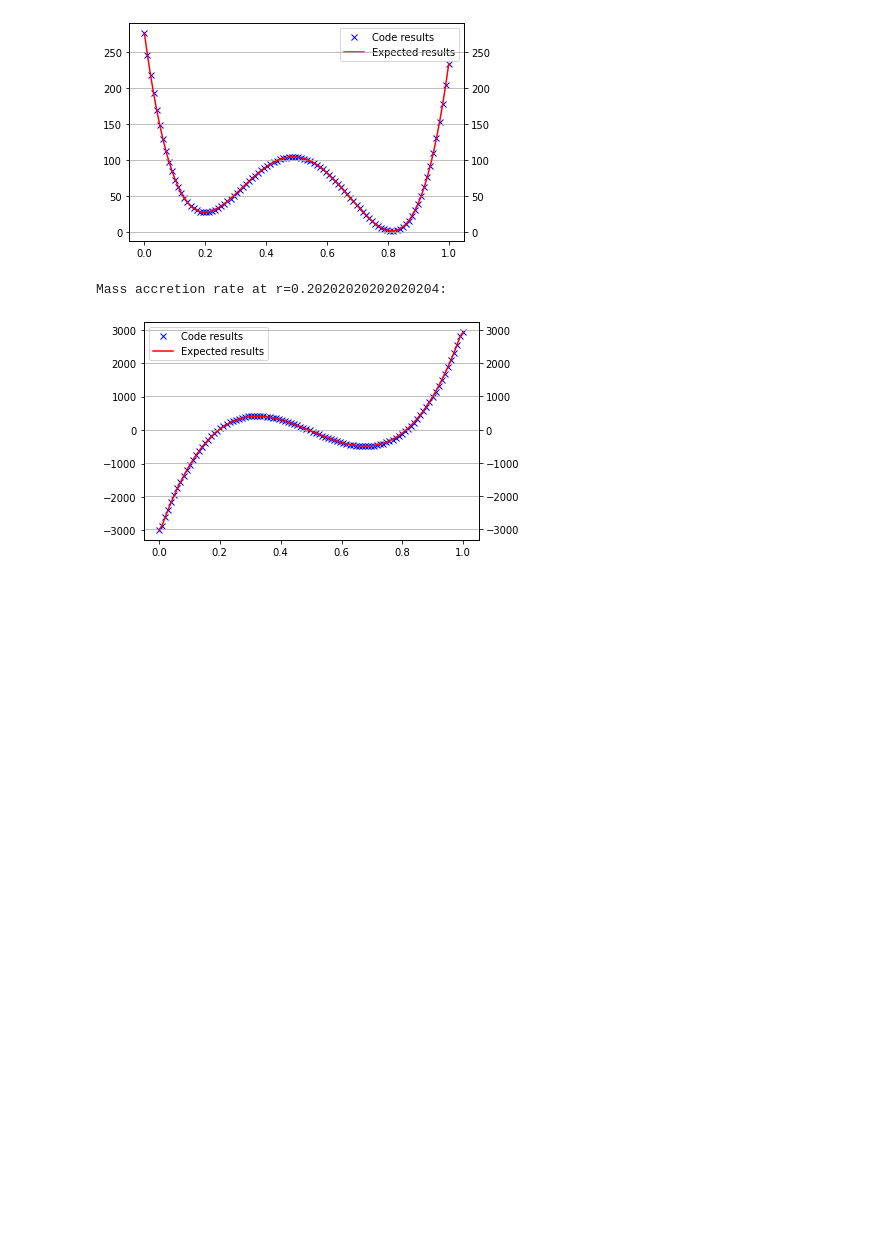
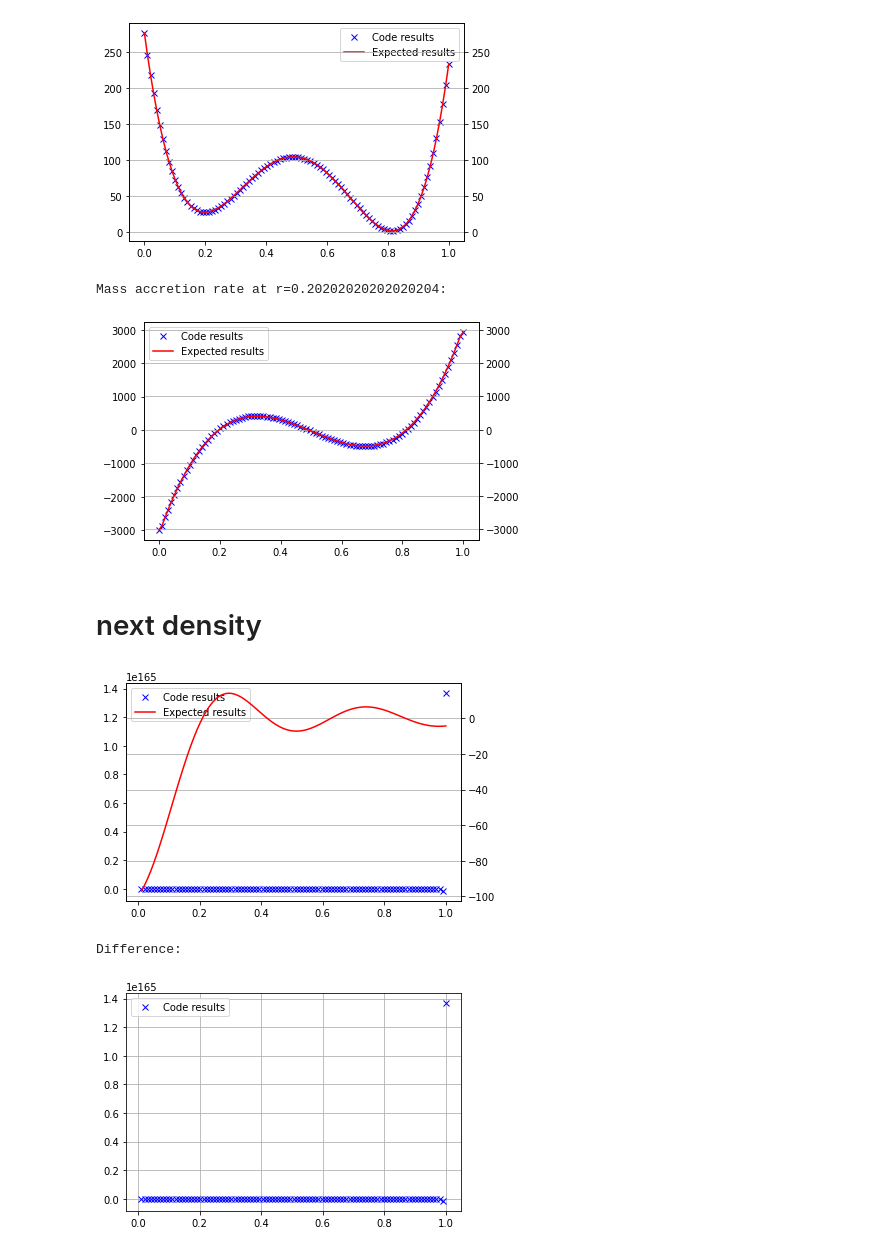
Before and after one commit to LeiRoF/M1-Evolution_of_Prestellar_Core, a Jupyter notebook: docs/tests.ipynb, the cells around one changed output. Saved outputs shown, nothing was run; the diff lists cells and outputs as text; code cells hidden in the pictures; blank space fills up the shorter version.

Commit message:
Added some unitary tests

```diff
--- a/docs/tests.ipynb
+++ b/docs/tests.ipynb
@@ -111,15 +98,12 @@ Code result:     22.05307788251429
 # %% [markdown]
 # linspace
 # %%
-try:
-    x, dx = linspace(0,5,100,retstep=True)
-    res = loadtxt("../results/unitary_test/linspace.dat")
-    dres = loadtxt("../results/unitary_test/linspace_step.dat")
-    plot(x, res, x)
-    print(f"Expected result: {dx}")
-    print(f"Code result:     {dres}")
-except OSError: print("You must run the corresponding unitary test")
-except UnboundLocalError: pass
+x, dx = linspace(0,5,100,retstep=True)
+res = loadtxt("../results/unitary_test/linspace.dat")
+dres = loadtxt("../results/unitary_test/linspace_step.dat")
+plot(x, res, x)
+print(f"Expected result: {dx}")
+print(f"Code result:     {dres}")
 # %% [output]
 [figure]
 Expected result: 0.050505050505050504
@@ -175,3 +155,25 @@ Density evolution at r=0.20202020202020204:
 [figure]
 Mass accretion rate at r=0.20202020202020204:
 [figure]
+# %% [markdown]
+# next density
+# %%
+N = 100
+r,dr = linspace(0,1,N,retstep=True)
+rho = exp(-r)
+v = sin(r*4*pi)
+
+# df = d/dx ( r^2 * rho * v )
+# computed with wolframalpha.com
+df = exp(-r) * r * (4 * pi* r * cos(4 * pi * r) - (x - 2) * sin(4 * pi * r))
+
+next_rho = rho - 1/(r**2) * df
+
+res = loadtxt("../results/unitary_test/next_density.dat")
+plot(r, res, next_rho)
+print("Difference:")
+plot(r, res-next_rho)
+# %% [output]
+[figure, added]
+Difference:
+[figure, added]
```
Also changed, not shown: parts of 9 cells of this notebook, 2 other files.
